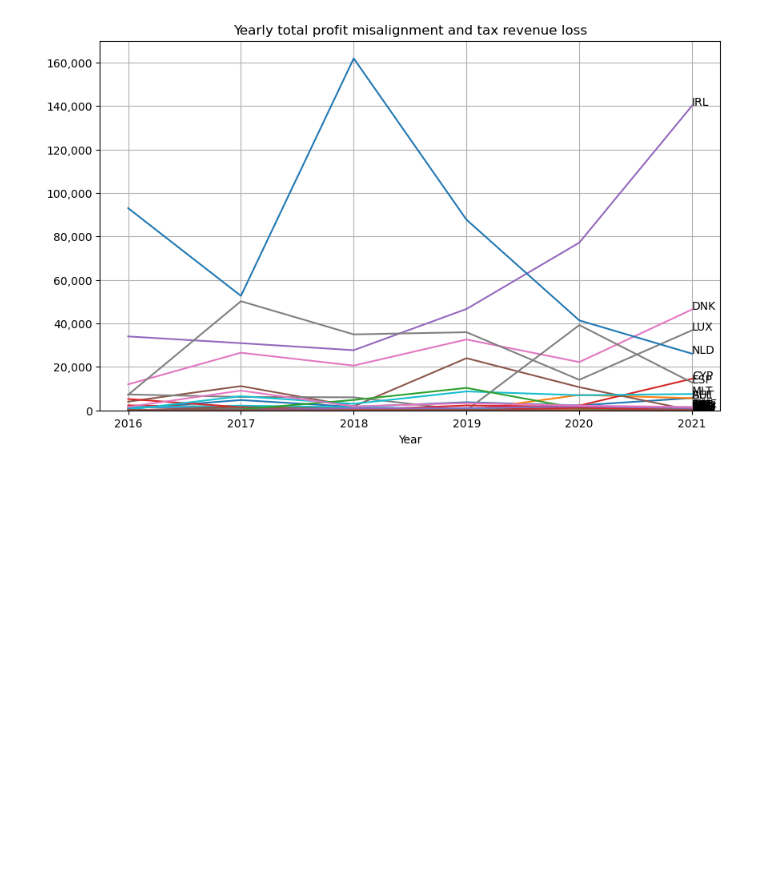
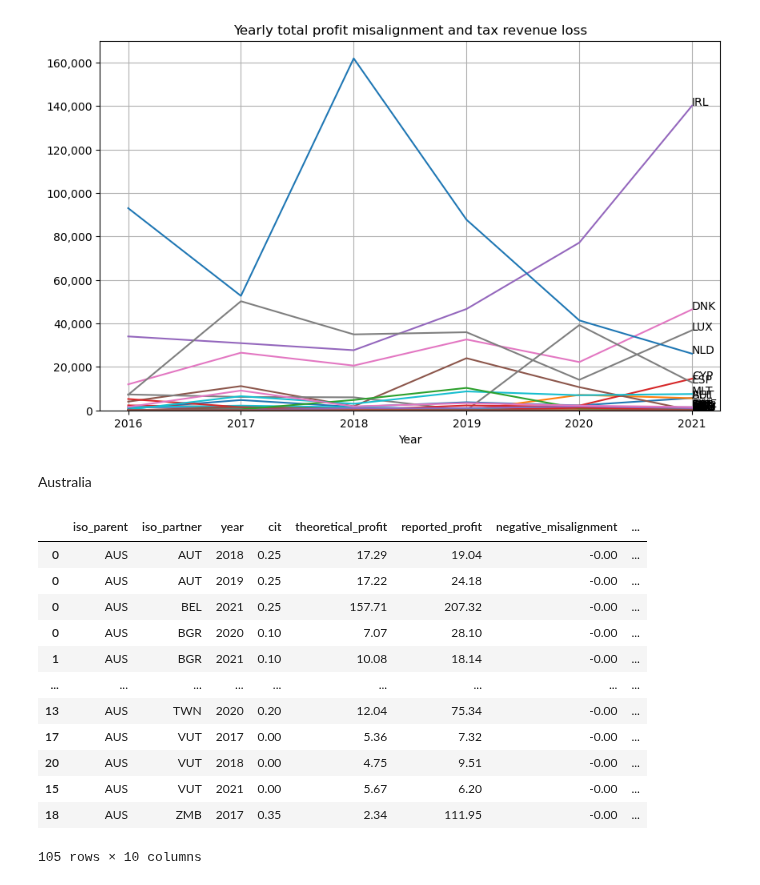
Before and after one commit to Tax-Justice-Network/unitary-taxation, a Jupyter notebook: src/7_specific_country_requests.ipynb, the cells around one changed output. Saved outputs shown, nothing was run; the diff lists cells and outputs as text; code cells hidden in the pictures; blank space fills up the shorter version.

```diff
--- a/src/7_specific_country_requests.ipynb
+++ b/src/7_specific_country_requests.ipynb
@@ -235,3 +235,37 @@ plt.grid(True)
 plt.show()
 # %% [output]
 [figure]
+# %% [markdown]
+Australia
+# %%
+# Concatenate Final Results
+sotj_australia_2016 = pd.read_csv('../output/tables/2024/Final_Full_CBCR_Datasets/australia_request_2016.csv')
+sotj_australia_2017 = pd.read_csv('../output/tables/2024/Final_Full_CBCR_Datasets/australia_request_2017.csv')
+sotj_australia_2018 = pd.read_csv('../output/tables/2024/Final_Full_CBCR_Datasets/australia_request_2018.csv')
+sotj_australia_2019 = pd.read_csv('../output/tables/2024/Final_Full_CBCR_Datasets/australia_request_2019.csv')
+sotj_australia_2020 = pd.read_csv('../output/tables/2024/Final_Full_CBCR_Datasets/australia_request_2020.csv')
+sotj_australia_2021 = pd.read_csv('../output/tables/2024/Final_Full_CBCR_Datasets/australia_request_2021.csv')
+
+
+
+#Concatenate all of the above
+sotj_australia = pd.concat([sotj_australia_2016, sotj_australia_2017, sotj_australia_2018, sotj_australia_2019, sotj_australia_2020, sotj_australia_2021])
+
+# Sort by iso_partner and then year
+sotj_australia = sotj_australia.sort_values(by=['iso_partner', 'year'])
+
+sotj_australia
+# %% [output]
+|  | iso_parent | iso_partner | year | cit | theoretical_profit | reported_profit | negative_misalignment | ... |
+| 0 | AUS | AUT | 2018 | 0.25 | 17.29 | 19.04 | -0.00 | ... |
+| 0 | AUS | AUT | 2019 | 0.25 | 17.22 | 24.18 | -0.00 | ... |
+| 0 | AUS | BEL | 2021 | 0.25 | 157.71 | 207.32 | -0.00 | ... |
+| 0 | AUS | BGR | 2020 | 0.10 | 7.07 | 28.10 | -0.00 | ... |
+| 1 | AUS | BGR | 2021 | 0.10 | 10.08 | 18.14 | -0.00 | ... |
+| ... | ... | ... | ... | ... | ... | ... | ... | ... |
+| 13 | AUS | TWN | 2020 | 0.20 | 12.04 | 75.34 | -0.00 | ... |
+| 17 | AUS | VUT | 2017 | 0.00 | 5.36 | 7.32 | -0.00 | ... |
+| 20 | AUS | VUT | 2018 | 0.00 | 4.75 | 9.51 | -0.00 | ... |
+| 15 | AUS | VUT | 2021 | 0.00 | 5.67 | 6.20 | -0.00 | ... |
+| 18 | AUS | ZMB | 2017 | 0.35 | 2.34 | 111.95 | -0.00 | ... |
+105 rows × 10 columns
```
Also changed, not shown: parts of 14 cells of this notebook, 5 other files.
